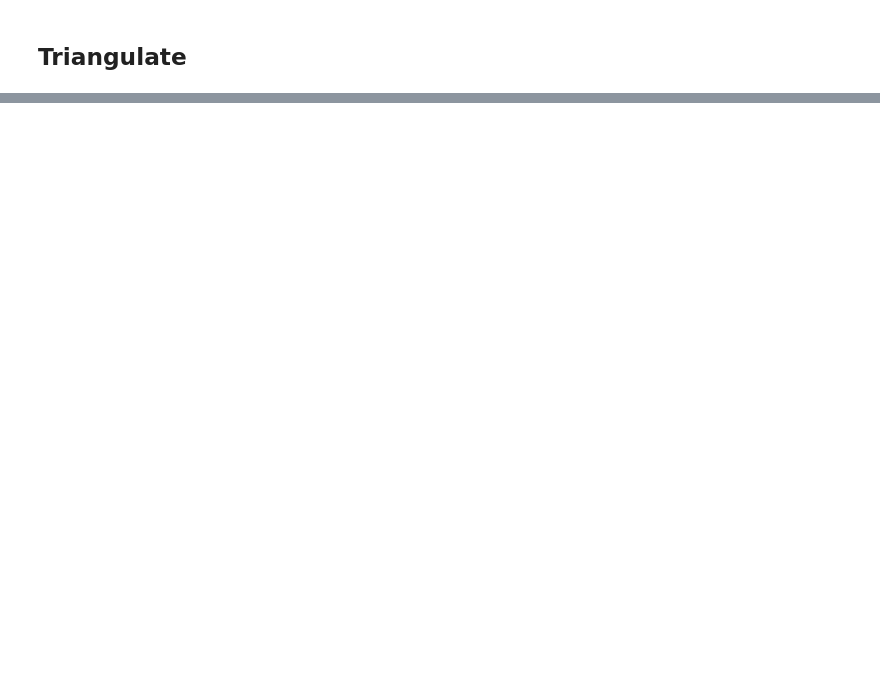
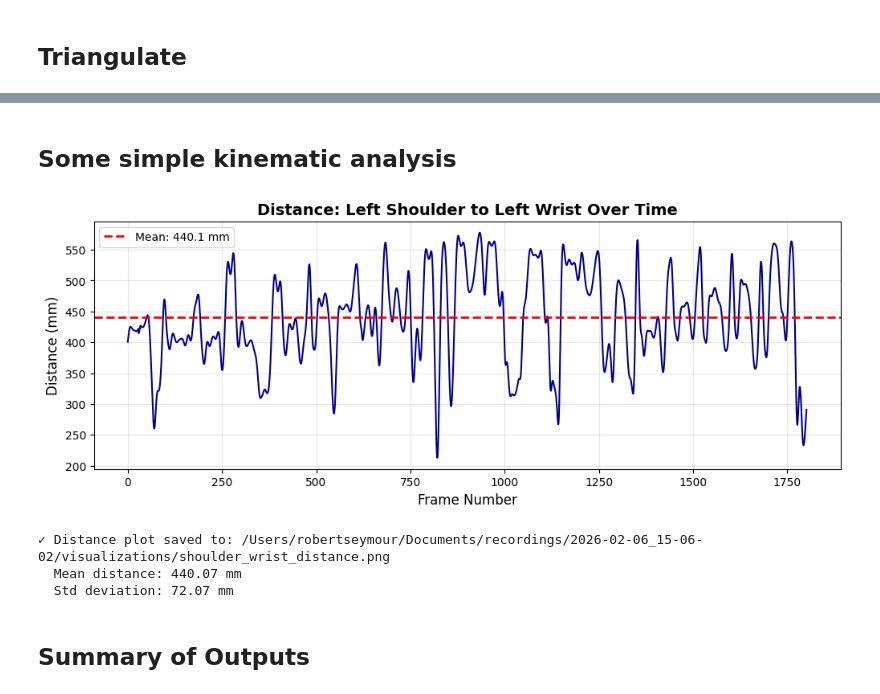
Before and after one commit to neurofractal/camkit3D, a Jupyter notebook: 3_process_3d_triangulation.ipynb, the cells around one changed output, grey strips where cells are left out. Drawn from its saved outputs; the diff is of its cells as text; code cells hidden in the pictures; blank space fills up the shorter version.

```diff
--- a/3_process_3d_triangulation.ipynb
+++ b/3_process_3d_triangulation.ipynb
@@ -129,0 +368,53 @@ Starting 3D triangulation...
+# %% [markdown]
+## Some simple kinematic analysis
+# %%
+# Example: Calculate distance between two keypoints over time
+
+from scipy.spatial.distance import euclidean
+
+# Calculate distance from left shoulder to left wrist over all frames
+left_shoulder_idx = 11
+left_wrist_idx = 15
+
+distances = []
+for frame in range(points_3d.shape[0]):
+    shoulder = points_3d[frame, left_shoulder_idx, :]
+    wrist = points_3d[frame, left_wrist_idx, :]
+
+    # Only calculate if both points are valid (not NaN)
+    if not np.any(np.isnan(shoulder)) and not np.any(np.isnan(wrist)):
+        dist = euclidean(shoulder, wrist)
+        distances.append(dist)
+    else:
+        distances.append(np.nan)
+
+distances = np.array(distances)
+
+# Plot the distance over time
+plt.figure(figsize=(12, 4))
+plt.plot(distances, linewidth=1.5, color='darkblue')
+plt.xlabel('Frame Number', fontsize=12)
+plt.ylabel('Distance (mm)', fontsize=12)
+plt.title('Distance: Left Shoulder to Left Wrist Over Time', fontsize=14, fontweight='bold')
+plt.grid(True, alpha=0.3)
+
+# Add statistics
+valid_distances = distances[~np.isnan(distances)]
+plt.axhline(np.mean(valid_distances), color='red', linestyle='--',
+            label=f'Mean: {np.mean(valid_distances):.1f} mm', linewidth=2)
+plt.legend()
+
+distance_plot_path = Path(VISUALIZATION_DIR) / "shoulder_wrist_distance.png"
+plt.savefig(distance_plot_path, dpi=150, bbox_inches='tight')
+plt.show()
+
+print(f"\n✓ Distance plot saved to: {distance_plot_path}")
+print(f"  Mean distance: {np.mean(valid_distances):.2f} mm")
+print(f"  Std deviation: {np.std(valid_distances):.2f} mm")
+# %% [output]
+[figure, added]
+✓ Distance plot saved to: /Users/robertseymour/Documents/recordings/2026-02-06_15-06-02/visualizations/shoulder_wrist_distance.png
+  Mean distance: 440.07 mm
+  Std deviation: 72.07 mm
+# %% [markdown]
+## Summary of Outputs
```
Also changed, not shown: parts of 24 cells of this notebook, 1 other file.
